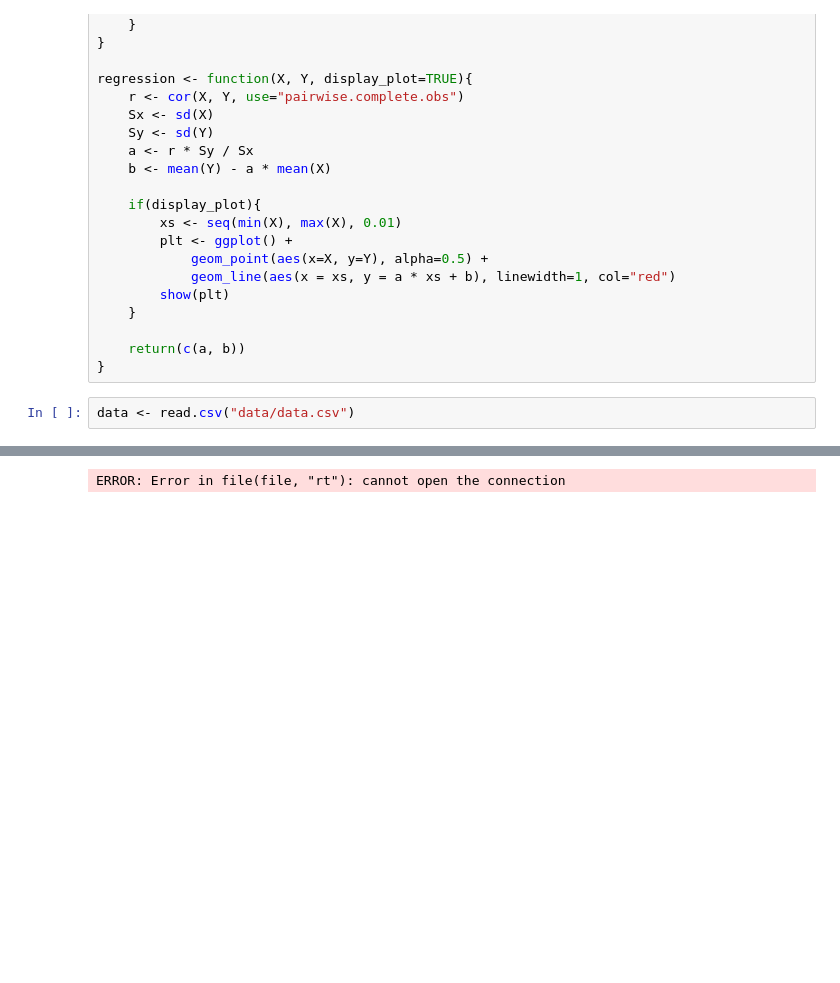
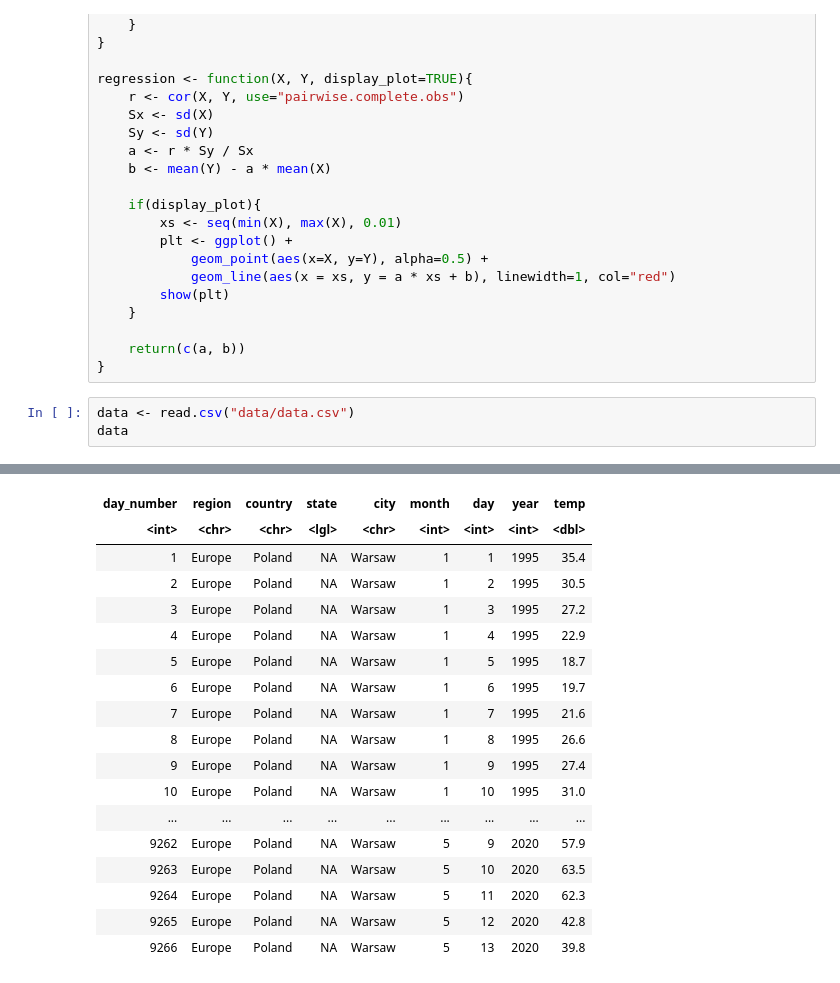
Before and after one commit to Szymex49/ARMA_temperature_modelling, a Jupyter notebook: Malec.ipynb, the cells around one changed output, grey strips where cells are left out. Drawn from its saved outputs; the diff is of its cells as text; blank space fills up the shorter version.

```diff
--- a/Malec.ipynb
+++ b/Malec.ipynb
@@ -36,4 +37,5 @@ regression <- function(X, Y, display_plot=TRUE){
 }
 # %%
 data <- read.csv("data/data.csv")
+data
 # %% [output]
@@ -42 +43,18 @@ Warning message in file(file, "rt"):
-ERROR: Error in file(file, "rt"): cannot open the connection
+| day_number | region | country | state | city | month | day | year | temp |
+| <int> | <chr> | <chr> | <lgl> | <chr> | <int> | <int> | <int> | <dbl> |
+| 1 | Europe | Poland | NA | Warsaw | 1 | 1 | 1995 | 35.4 |
+| 2 | Europe | Poland | NA | Warsaw | 1 | 2 | 1995 | 30.5 |
+| 3 | Europe | Poland | NA | Warsaw | 1 | 3 | 1995 | 27.2 |
+| 4 | Europe | Poland | NA | Warsaw | 1 | 4 | 1995 | 22.9 |
+| 5 | Europe | Poland | NA | Warsaw | 1 | 5 | 1995 | 18.7 |
+| 6 | Europe | Poland | NA | Warsaw | 1 | 6 | 1995 | 19.7 |
+| 7 | Europe | Poland | NA | Warsaw | 1 | 7 | 1995 | 21.6 |
+| 8 | Europe | Poland | NA | Warsaw | 1 | 8 | 1995 | 26.6 |
+| 9 | Europe | Poland | NA | Warsaw | 1 | 9 | 1995 | 27.4 |
+| 10 | Europe | Poland | NA | Warsaw | 1 | 10 | 1995 | 31.0 |
+| ... | ... | ... | ... | ... | ... | ... | ... | ... |
+| 9262 | Europe | Poland | NA | Warsaw | 5 | 9 | 2020 | 57.9 |
+| 9263 | Europe | Poland | NA | Warsaw | 5 | 10 | 2020 | 63.5 |
+| 9264 | Europe | Poland | NA | Warsaw | 5 | 11 | 2020 | 62.3 |
+| 9265 | Europe | Poland | NA | Warsaw | 5 | 12 | 2020 | 42.8 |
+| 9266 | Europe | Poland | NA | Warsaw | 5 | 13 | 2020 | 39.8 |
```
Also changed, not shown: parts of 5 cells of this notebook, 4 other files.
